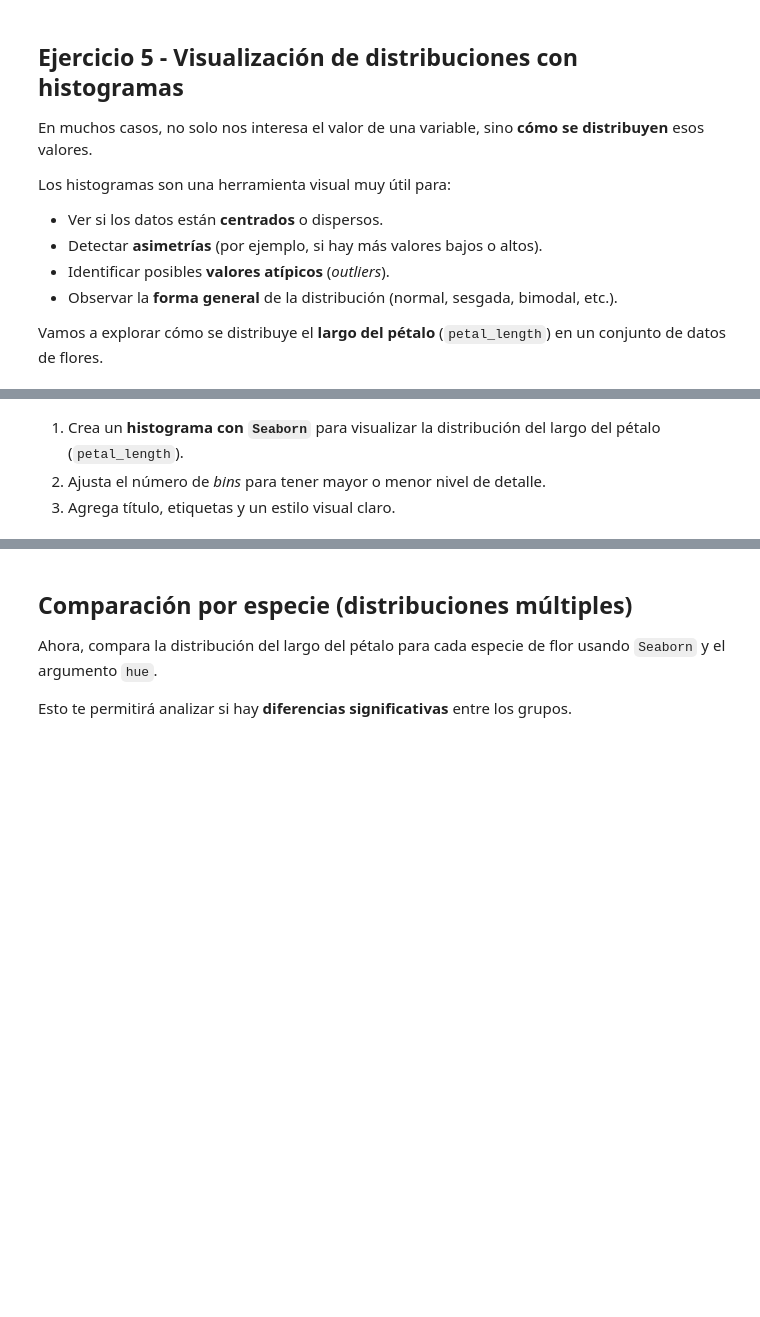
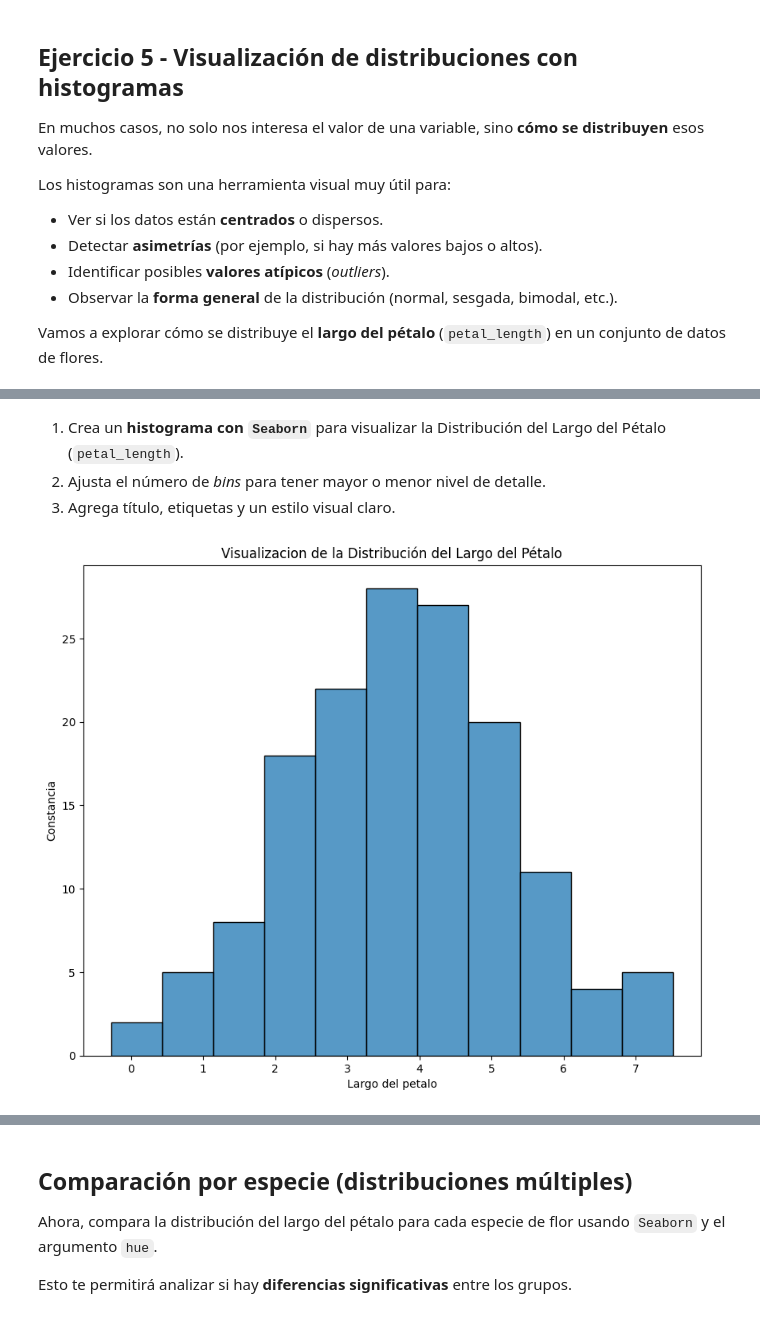
Before and after one commit to 4GeeksAcademy/Eder_matplot-and-seaborn, a Jupyter notebook: notebook/problems.es.ipynb, the cells around one changed output, grey strips where cells are left out. Cells and saved outputs as stored; diff of their text form; code cells hidden in the pictures; blank space fills up the shorter version.

```diff
--- a/notebook/problems.es.ipynb
+++ b/notebook/problems.es.ipynb
@@ -224,4 +276,4 @@ df_iris.head() # Mostrar DataFrame
 # %% [markdown]
-1. Crea un **histograma con `Seaborn`** para visualizar la distribución del largo del pétalo (`petal_length`).
+1. Crea un **histograma con `Seaborn`** para visualizar la Distribución del Largo del Pétalo (`petal_length`).
 2. Ajusta el número de *bins* para tener mayor o menor nivel de detalle.
 3. Agrega título, etiquetas y un estilo visual claro.
@@ -229,0 +280,11 @@ df_iris.head() # Mostrar DataFrame
+# %%
+x = df_iris['petal_length']
+
+plt.figure(figsize=(10, 8))
+sns.histplot(data=df_iris, x='petal_length', bins = 'auto')
+plt.title("Visualizacion de la Distribución del Largo del Pétalo")
+plt.xlabel('Largo del petalo')
+plt.ylabel('Constancia')
+plt.show()
+# %% [output]
+[figure, added]
```
Also changed, not shown: parts of 23 cells of this notebook.
